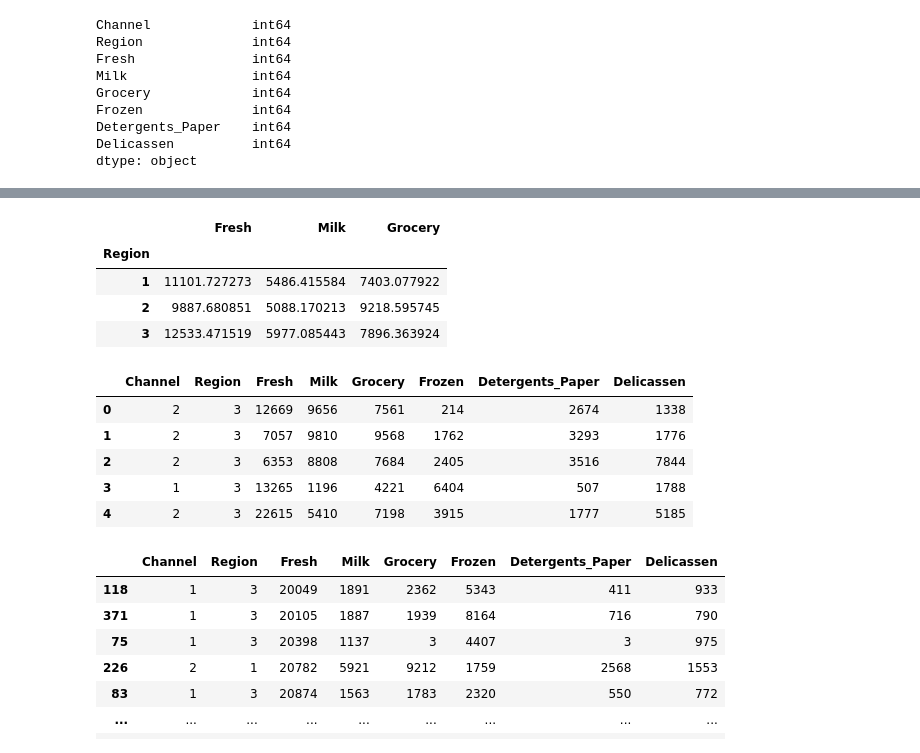
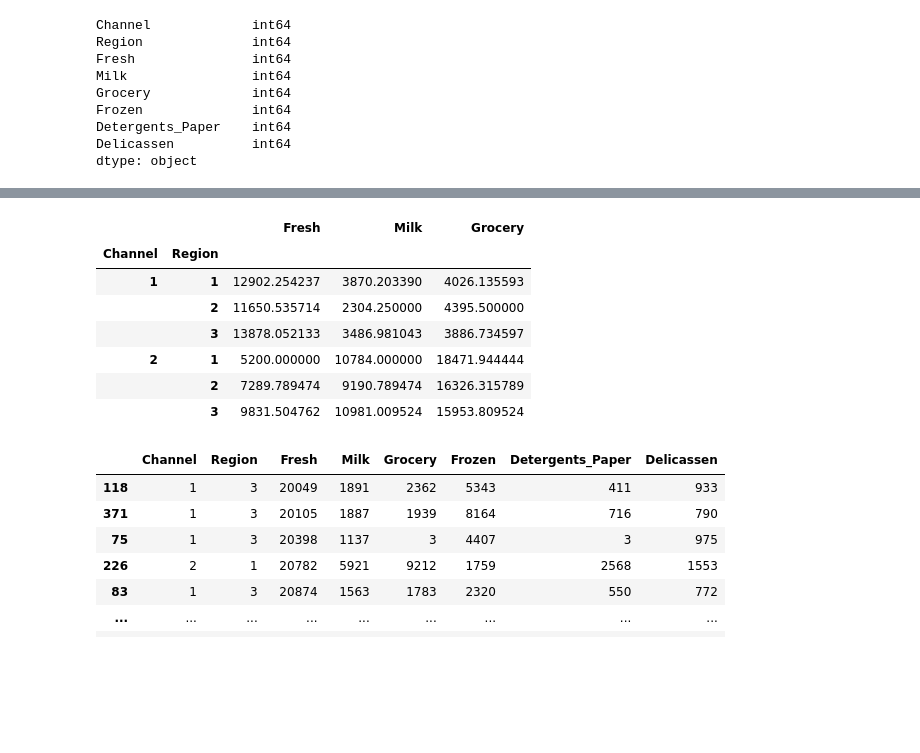
Before and after one commit to gawankarsanket/dswithchirag_assignments, a Jupyter notebook: EDA_Assignment_Wholesale_customers_dataset.ipynb, the cells around one changed output, grey strips where cells are left out. Drawn from its saved outputs; the diff is of its cells as text; code cells hidden in the pictures; blank space fills up the shorter version.

```diff
--- a/EDA_Assignment_Wholesale_customers_dataset.ipynb
+++ b/EDA_Assignment_Wholesale_customers_dataset.ipynb
@@ -42,22 +42,16 @@ df.describe()
 | 75% | 2.000000 | 3.000000 | 16933.750000 | 7190.250000 | 10655.750000 | 3554.250000 | 3922.000000 | 1820.250000 |
 | max | 2.000000 | 3.000000 | 112151.000000 | 73498.000000 | 92780.000000 | 60869.000000 | 40827.000000 | 47943.000000 |
 # %%
-df.groupby('Region')[['Fresh','Milk','Grocery']].mean()
+df.groupby(['Channel','Region'])[['Fresh','Milk','Grocery']].mean()
 # %% [output]
-|  | Fresh | Milk | Grocery |
-| Region |  |  |  |
-| 1 | 11101.727273 | 5486.415584 | 7403.077922 |
-| 2 | 9887.680851 | 5088.170213 | 9218.595745 |
-| 3 | 12533.471519 | 5977.085443 | 7896.363924 |
+|  |  | Fresh | Milk | Grocery |
+| Channel | Region |  |  |  |
+| 1 | 1 | 12902.254237 | 3870.203390 | 4026.135593 |
+|  | 2 | 11650.535714 | 2304.250000 | 4395.500000 |
+|  | 3 | 13878.052133 | 3486.981043 | 3886.734597 |
+| 2 | 1 | 5200.000000 | 10784.000000 | 18471.944444 |
+|  | 2 | 7289.789474 | 9190.789474 | 16326.315789 |
+|  | 3 | 9831.504762 | 10981.009524 | 15953.809524 |
-# %%
-df.head()
-# %% [output]
-|  | Channel | Region | Fresh | Milk | Grocery | Frozen | Detergents_Paper | Delicassen |
-| 0 | 2 | 3 | 12669 | 9656 | 7561 | 214 | 2674 | 1338 |
-| 1 | 2 | 3 | 7057 | 9810 | 9568 | 1762 | 3293 | 1776 |
-| 2 | 2 | 3 | 6353 | 8808 | 7684 | 2405 | 3516 | 7844 |
-| 3 | 1 | 3 | 13265 | 1196 | 4221 | 6404 | 507 | 1788 |
-| 4 | 2 | 3 | 22615 | 5410 | 7198 | 3915 | 1777 | 5185 |
 # %%
 df[df['Fresh']>20000].sort_values('Fresh')
 # %% [output]
```
Also changed, not shown: parts of 2 cells of this notebook.
